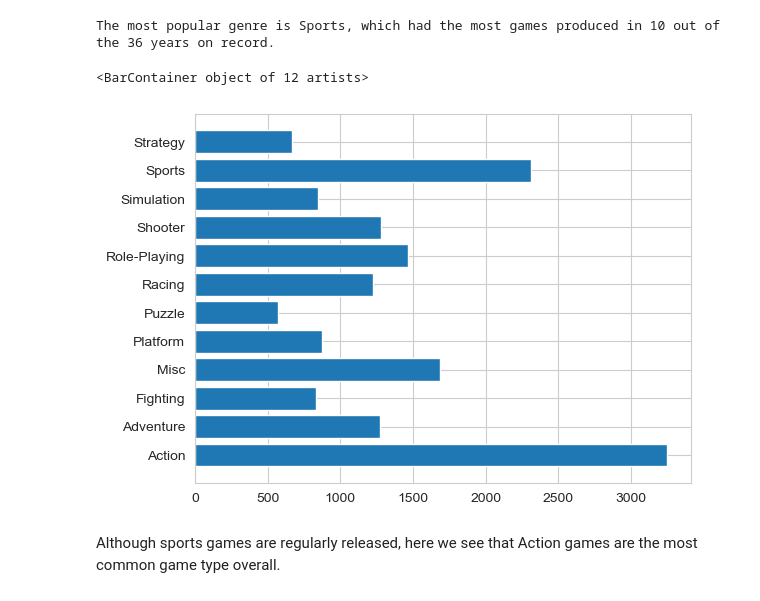
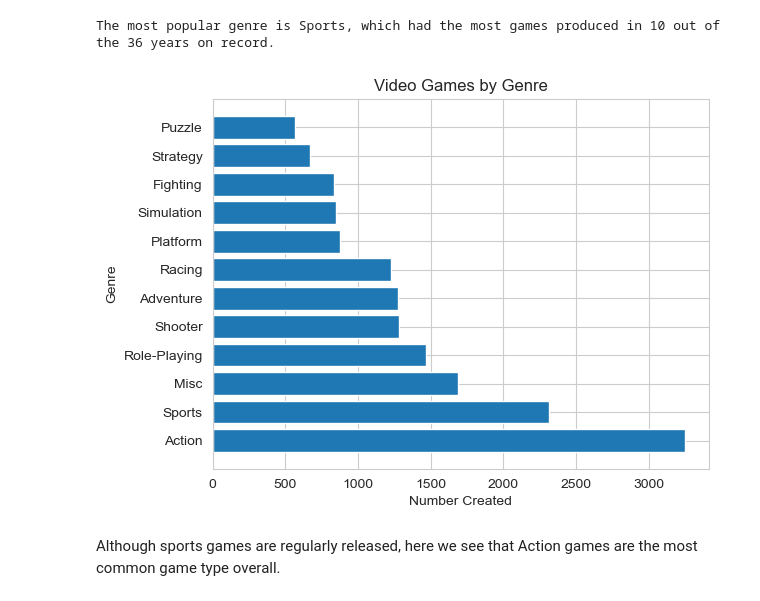
Before and after one commit to elijahlopez94/gaming_eda_and_machine_learning, a Jupyter notebook: video_games_eda.ipynb, the cells around one changed output. Drawn from its saved outputs; the diff is of its cells as text; code cells hidden in the pictures.

```diff
--- a/video_games_eda.ipynb
+++ b/video_games_eda.ipynb
@@ -281,14 +281,17 @@ print(f"The most popular genre is {most_popular}, which had the most games produ
 # %% [output]
 The most popular genre is Sports, which had the most games produced in 10 out of the 36 years on record.
 # %%
-all_time_genres = df.groupby('Genre')['Name'].count()
+all_time_genres = df.groupby('Genre')['Name'].count().sort_values(ascending=False)
 
 x = all_time_genres.index
 y = all_time_genres.values
 
 plt.barh(x, y)
+plt.title('Video Games by Genre')
+plt.xlabel('Number Created')
+plt.ylabel('Genre')
+plt.show();
 # %% [output]
-<BarContainer object of 12 artists>
-[figure, old version]
+[figure, new version]
 # %% [markdown]
 Although sports games are regularly released, here we see that Action games are the most common game type overall.
```
Also changed, not shown: parts of 6 cells of this notebook.
